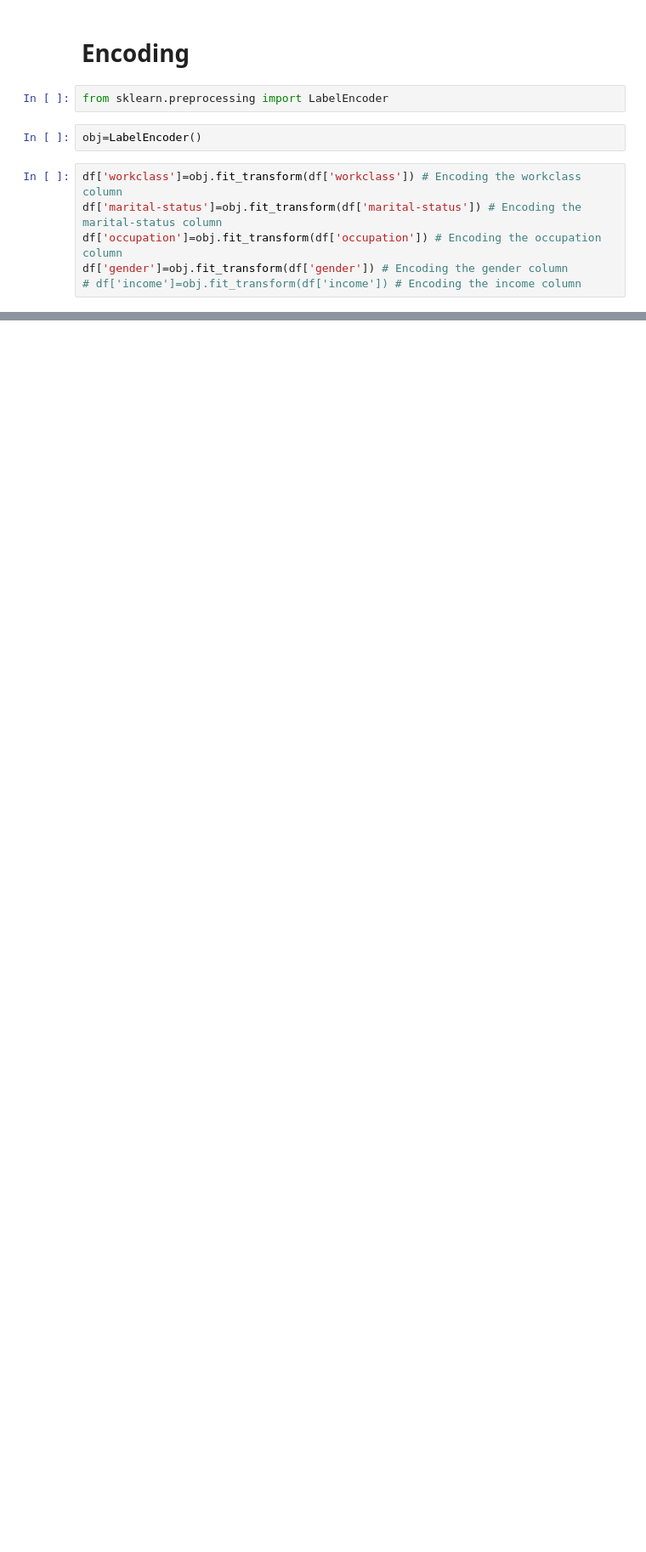
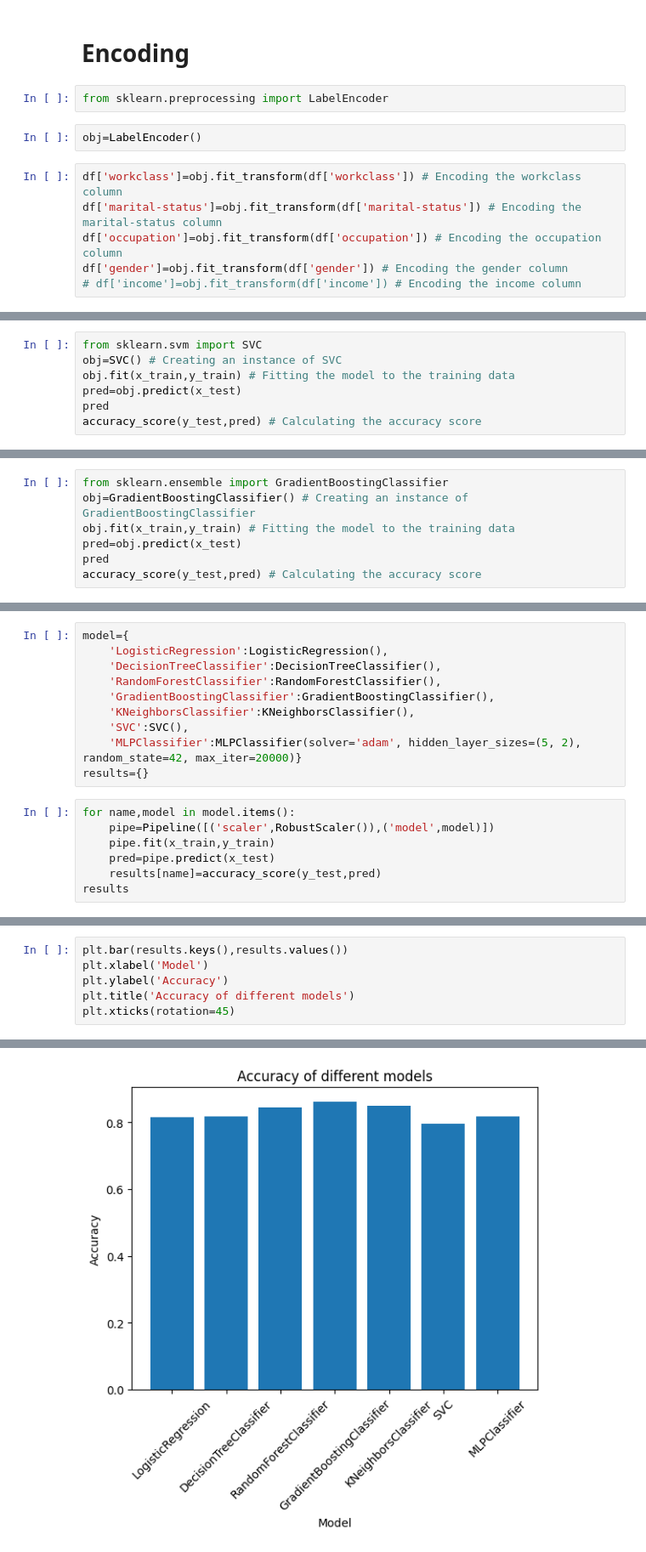
Before and after one commit to itsme0403005/project_edunet, a Jupyter notebook: salarypred.ipynb, the cells around one changed output, grey strips where cells are left out. Shown at 85% size. Cells and saved outputs as stored; diff of their text form; blank space fills up the shorter version.

Commit message:
model

```diff
--- a/salarypred.ipynb
+++ b/salarypred.ipynb
@@ -307,0 +387,7 @@ df
+# %%
+from sklearn.svm import SVC
+obj=SVC() # Creating an instance of SVC
+obj.fit(x_train,y_train) # Fitting the model to the training data
+pred=obj.predict(x_test)
+pred
+accuracy_score(y_test,pred) # Calculating the accuracy score
@@ -307,0 +396,7 @@ df
+# %%
+from sklearn.ensemble import GradientBoostingClassifier
+obj=GradientBoostingClassifier() # Creating an instance of GradientBoostingClassifier
+obj.fit(x_train,y_train) # Fitting the model to the training data
+pred=obj.predict(x_test)
+pred
+accuracy_score(y_test,pred) # Calculating the accuracy score
@@ -307,0 +407,17 @@ df
+# %%
+model={
+    'LogisticRegression':LogisticRegression(),
+    'DecisionTreeClassifier':DecisionTreeClassifier(),
+    'RandomForestClassifier':RandomForestClassifier(),
+    'GradientBoostingClassifier':GradientBoostingClassifier(),
+    'KNeighborsClassifier':KNeighborsClassifier(),
+    'SVC':SVC(),
+    'MLPClassifier':MLPClassifier(solver='adam', hidden_layer_sizes=(5, 2), random_state=42, max_iter=20000)}
+results={}
+# %%
+for name,model in model.items():
+    pipe=Pipeline([('scaler',RobustScaler()),('model',model)])
+    pipe.fit(x_train,y_train)
+    pred=pipe.predict(x_test)
+    results[name]=accuracy_score(y_test,pred)
+results
@@ -307,0 +446,7 @@ df
+# %%
+plt.bar(results.keys(),results.values())
+plt.xlabel('Model')
+plt.ylabel('Accuracy')
+plt.title('Accuracy of different models')
+plt.xticks(rotation=45)
+# %% [output]
@@ -307,0 +461 @@ df
+[figure, added]
```
Also changed, not shown: parts of 20 cells of this notebook.
